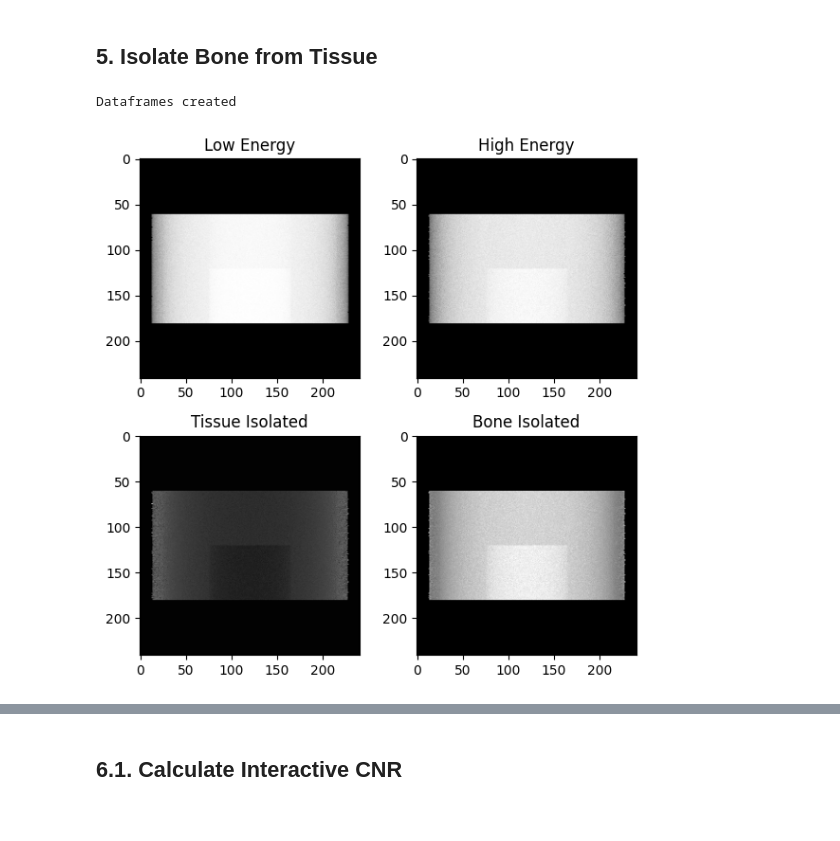
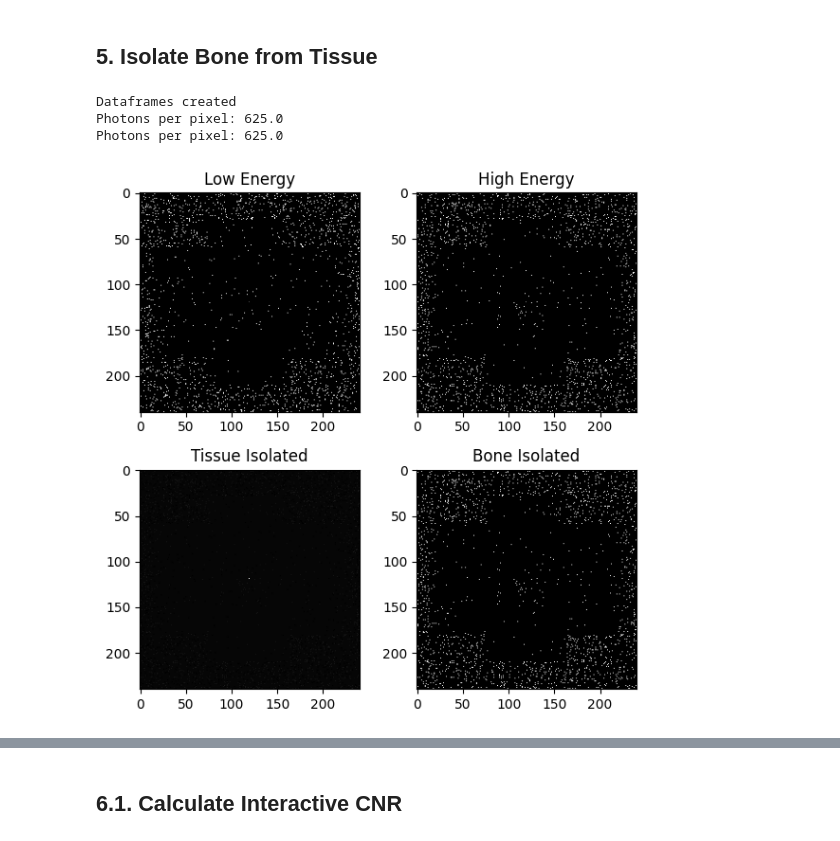
Before and after one commit to miguelcomett/G4_IFI-Team_2024, a Jupyter notebook: miguelcomett/Radiography_Processing.ipynb, the cells around one changed output, grey strips where cells are left out. Saved outputs shown, nothing was run; the diff lists cells and outputs as text; code cells hidden in the pictures.

```diff
--- a/miguelcomett/Radiography_Processing.ipynb
+++ b/miguelcomett/Radiography_Processing.ipynb
@@ -130,7 +130,7 @@ def root_to_dask(directory, root_name_starts, tree_name, x_branch, y_branch):
         return dask_df
 # %%
 directory = 'RESULTS/'
-root_name_starts = "double_40k_100M"
+root_name_starts = "nosecondaries"
 
 tree_name = "Photons"
 x_branch  = "X_axis"
@@ -174,8 +170,8 @@ def heatmap_array_dask(x_data, y_data, size, save_as):
     y_edges = y_edges.compute()
 
     print(np.max(heatmap))
-    # normal_map = 1 - heatmap / np.max(heatmap)
-    normal_map = heatmap
+    normal_map = 1 - heatmap / np.max(heatmap)
+    # normal_map = heatmap
 
     columns = heatmap.shape[1]
     column_i = int(columns * 0.1)
@@ -191,11 +187,13 @@ def heatmap_array_dask(x_data, y_data, size, save_as):
 
     # normal_map[normal_map < maxi] = 0
 
+    # normal_map  = (normal_map * 255).astype(np.uint8)
+
     plt.figure(figsize = (10, 5))
 
     plt.subplot(1, 2, 1)
     plt.imshow(normal_map, cmap = 'gray', extent = [x_edges[0], x_edges[-1], y_edges[0], y_edges[-1]])
-    # plt.axis('off')
+    plt.axis('off')
     if save_as != '': plt.savefig('Results/' + save_as + '.png', bbox_inches = 'tight', dpi = 900)
 
     plt.subplot(1, 2, 2)
@@ -218,7 +216,7 @@ Photons per pixel: 625.0
 del dataframe_1, dataframe_2
 # %%
 directory = 'RESULTS/'
-rootnames = ["double_40k_100M", "double_80k_100M"]
+rootnames = ["gamma", "nosecondaries"]
 
 tree_name = "Photons"
 x_branch  = "X_axis"
@@ -227,7 +225,6 @@ y_branch  = "Y_axis"
 save_as = ''
 
 size = 60
-bins = 120
 # %%
 import Isolate_Bone as commet
 import matplotlib.pyplot as plt
@@ -244,8 +241,8 @@ y_1 = dataframe_1[y_branch].to_dask_array(lengths=True)
 x_2 = dataframe_2[x_branch].to_dask_array(lengths=True)
 y_2 = dataframe_2[y_branch].to_dask_array(lengths=True)
 
-htmp_array_1, xlim, ylim = heatmap_array_dask(x_1, y_1, size, bins, '')
-htmp_array_2, xlim, ylim = heatmap_array_dask(x_2, y_2, size, bins, '')
+htmp_array_1, xlim, ylim = heatmap_array_dask(x_1, y_1, size, '')
+htmp_array_2, xlim, ylim = heatmap_array_dask(x_2, y_2, size, '')
 
 low_energy_img  = htmp_array_1
 high_energy_img = htmp_array_2
@@ -267,32 +264,34 @@ plt.close()
 plt.close()
 
 if np.max(bone_isolated) > -1*np.min(bone_isolated):
     bone = bone_isolated / np.max(bone_isolated)
 else:
     bone = bone_isolated / (-1 * np.min(bone_isolated))
 
 bone = bone + 1
 bone[bone >= 1] = 0
 bone = bone / np.max(bone)
 
 tissue = tissue_isolated / np.max(tissue_isolated)
 
 fig, ax = plt.subplots(2, 2, figsize=(6, 6))
 
 img1 = ax[0, 0].imshow(low_energy_img, cmap='gray')
 ax[0, 0].set_title("Low Energy")
 img2 = ax[0, 1].imshow(high_energy_img, cmap='gray')
 ax[0, 1].set_title("High Energy")
 
 img7 = ax[1, 0].imshow(tissue, cmap='gray')
 ax[1, 0].set_title("Tissue Isolated")
 img8 = ax[1, 1].imshow(bone, cmap='gray')
 ax[1, 1].set_title("Bone Isolated")
 
 plt.tight_layout()
 if save_as != '': plt.savefig('Results/' + save_as + '.png', bbox_inches = 'tight', dpi = 900)
 plt.show()
 # %% [output]
 Dataframes created
+Photons per pixel: 625.0
+Photons per pixel: 625.0
-[figure, old version]
+[figure, new version]
 # %%
```
Also changed, not shown: parts of 4 cells of this notebook, 15 other files.
